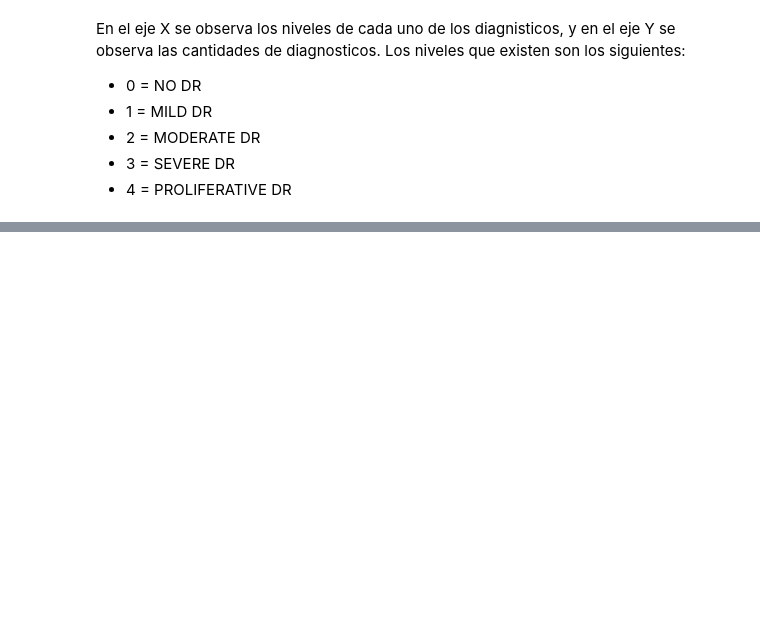
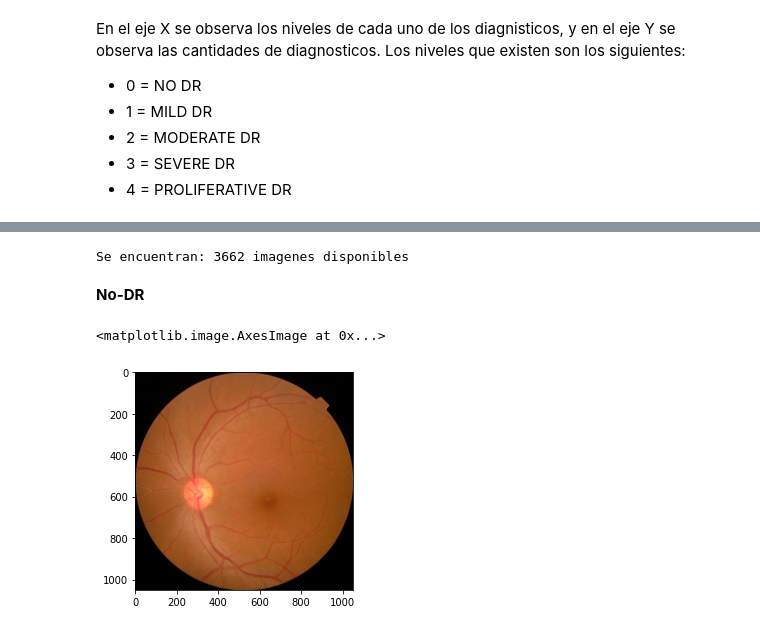
Before and after one commit to rmonzon98/Lab3-Reconocimiento-de-imagenes, a Jupyter notebook: Reconocimiento_Imagenes.ipynb, the cells around one changed output, grey strips where cells are left out. Cells and saved outputs as stored; diff of their text form; code cells hidden in the pictures; blank space fills up the shorter version.

```diff
--- a/Reconocimiento_Imagenes.ipynb
+++ b/Reconocimiento_Imagenes.ipynb
@@ -36,3 +30,3 @@ Importamos los datos con cual vamos a trabajar
 # %%
-df_train = pd.read_csv("train.csv")
-df_test = pd.read_csv("test.csv")
+df_train = pd.read_csv('./train.csv')
+df_train.head()
@@ -88,0 +81,4 @@ print(train_shape)
+# %%
+df_train['path'] = df_train['id_code'].map(lambda x: os.path.join('./train_images/','{}.png'.format(x)))
+df_train = df_train.drop(columns=['id_code'])
+df_train.head(10)
@@ -88,0 +97,13 @@ print(train_shape)
+# %%
+len(df_train)
+print('Se encuentran:', len(df_train), 'imagenes disponibles')
+# %% [output]
+Se encuentran: 3662 imagenes disponibles
+# %% [markdown]
+**No-DR**
+# %%
+no_zero = Image.open(df_train[df_train['diagnosis']==0].iloc[0]['path'])
+plt.imshow(np.asarray(no_zero))
+# %% [output]
+<matplotlib.image.AxesImage at 0x...>
+[figure, added]
```
Also changed, not shown: parts of 32 cells of this notebook, 2 other files.
